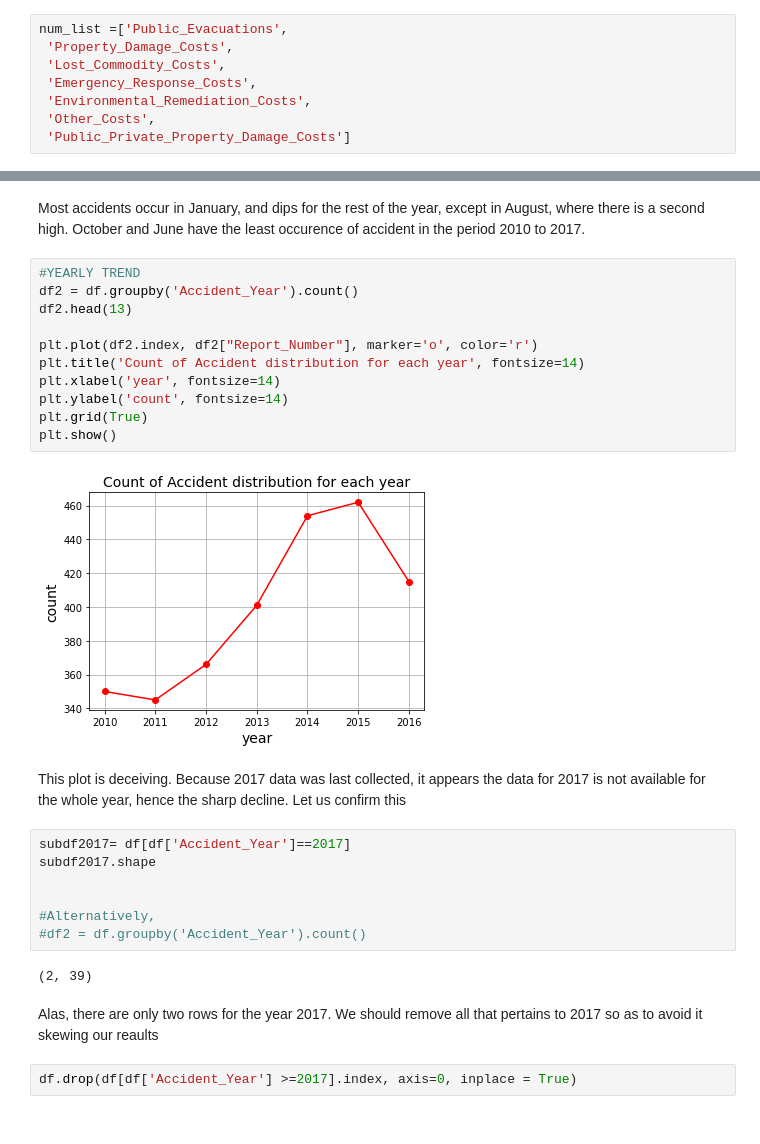
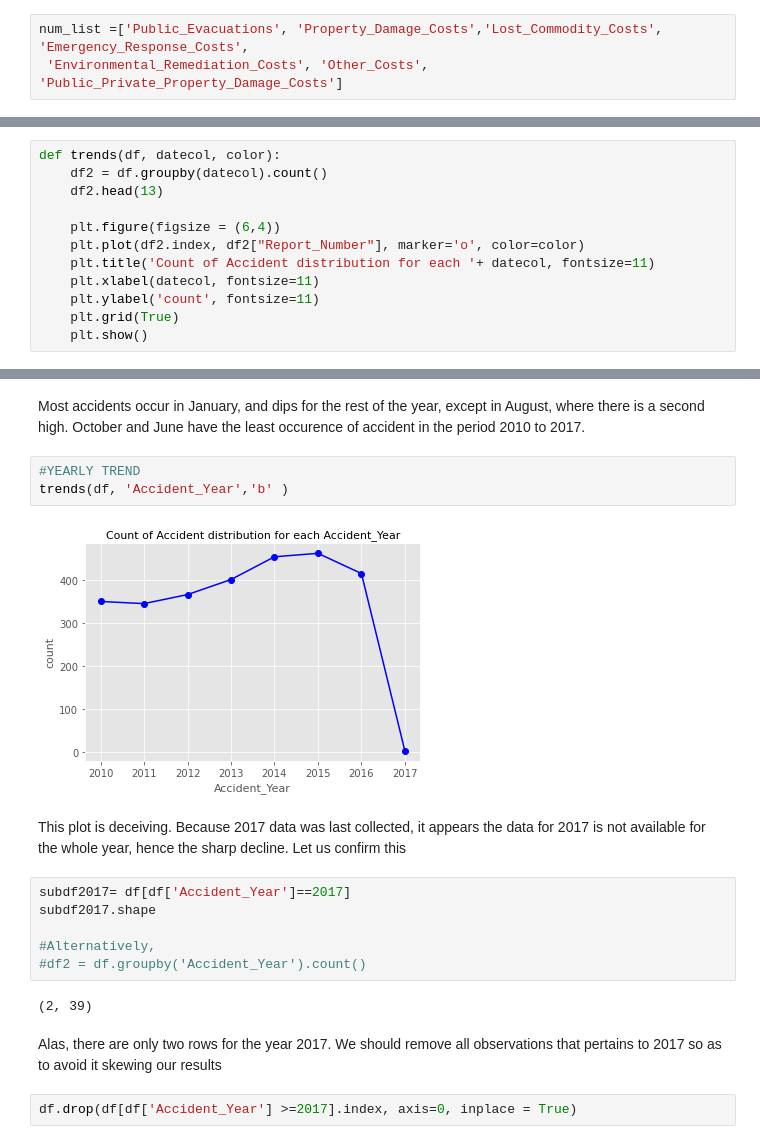
Before and after one commit to oladipod/oilspillage, a Jupyter notebook: oilspillanalysis.ipynb, the cells around one changed output, grey strips where cells are left out. Drawn from its saved outputs; the diff is of its cells as text.

```diff
--- a/oilspillanalysis.ipynb
+++ b/oilspillanalysis.ipynb
@@ -342,13 +294,8 @@ for i in num_list:
 # %% [markdown]
 These three columns are all right skewed. It is better to fill with median.
 # %%
-num_list =['Public_Evacuations',
- 'Property_Damage_Costs',
- 'Lost_Commodity_Costs',
- 'Emergency_Response_Costs',
- 'Environmental_Remediation_Costs',
- 'Other_Costs',
- 'Public_Private_Property_Damage_Costs']
+num_list =['Public_Evacuations', 'Property_Damage_Costs','Lost_Commodity_Costs', 'Emergency_Response_Costs',
+ 'Environmental_Remediation_Costs', 'Other_Costs', 'Public_Private_Property_Damage_Costs']
 # %%
 for i in cat_list:
     df[i].fillna(str(df[i].mode().iloc[0]), inplace=True)
@@ -529,2 +464,14 @@ df.head()
+# %%
+def trends(df, datecol, color):
+    df2 = df.groupby(datecol).count()
+    df2.head(13)
+
+    plt.figure(figsize = (6,4))
+    plt.plot(df2.index, df2["Report_Number"], marker='o', color=color)
+    plt.title('Count of Accident distribution for each '+ datecol, fontsize=11)
+    plt.xlabel(datecol, fontsize=11)
+    plt.ylabel('count', fontsize=11)
+    plt.grid(True)
+    plt.show()
 # %%
 #MONTHLY DISTRIBUTION
@@ -543,29 +482,20 @@ plt.show()
 Most accidents occur in January, and dips for the rest of the year, except in August, where there is a second high. October and June have the least occurence of accident in the period 2010 to 2017.
 # %%
 #YEARLY TREND
-df2 = df.groupby('Accident_Year').count()
-df2.head(13)
-
-plt.plot(df2.index, df2["Report_Number"], marker='o', color='r')
-plt.title('Count of Accident distribution for each year', fontsize=14)
-plt.xlabel('year', fontsize=14)
-plt.ylabel('count', fontsize=14)
-plt.grid(True)
-plt.show()
+trends(df, 'Accident_Year','b' )
 # %% [output]
-[figure, old version]
+[figure, new version]
 # %% [markdown]
 This plot is deceiving. Because 2017 data was last collected, it appears the data for 2017 is not available for the whole year, hence the sharp decline. Let us confirm this
 # %%
 subdf2017= df[df['Accident_Year']==2017]
 subdf2017.shape
 
-
 #Alternatively,
 #df2 = df.groupby('Accident_Year').count()
 # %% [output]
 (2, 39)
 # %% [markdown]
-Alas, there are only two rows for the year 2017. We should remove all that pertains to 2017 so as to avoid it skewing our reaults
+Alas, there are only two rows for the year 2017. We should remove all observations that pertains to 2017 so as to avoid it skewing our results
 # %%
 df.drop(df[df['Accident_Year'] >=2017].index, axis=0, inplace = True)
```
Also changed, not shown: parts of 32 cells of this notebook, 2 other files.
